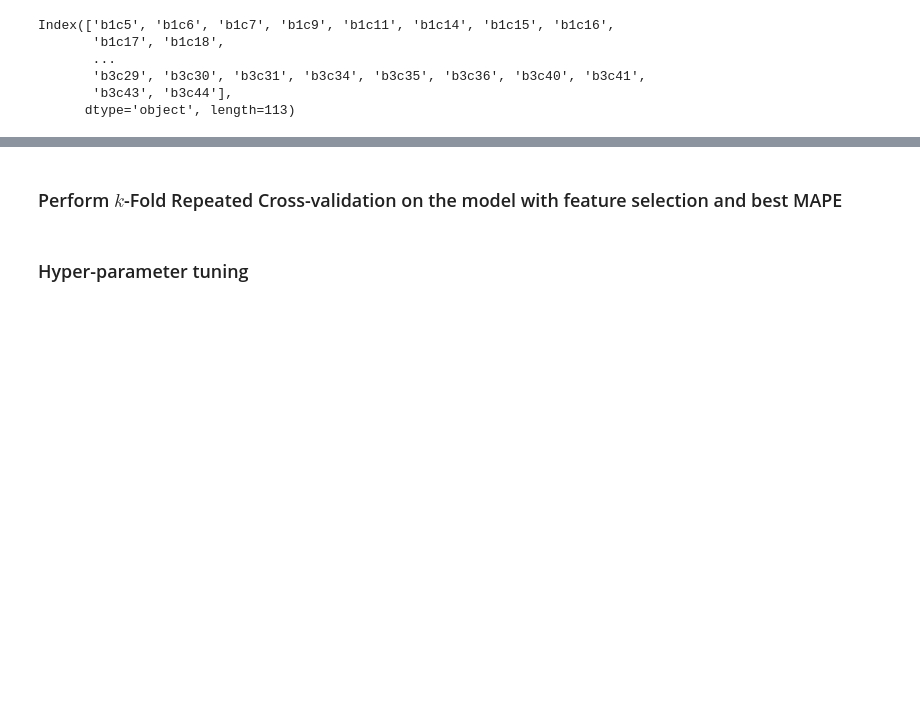
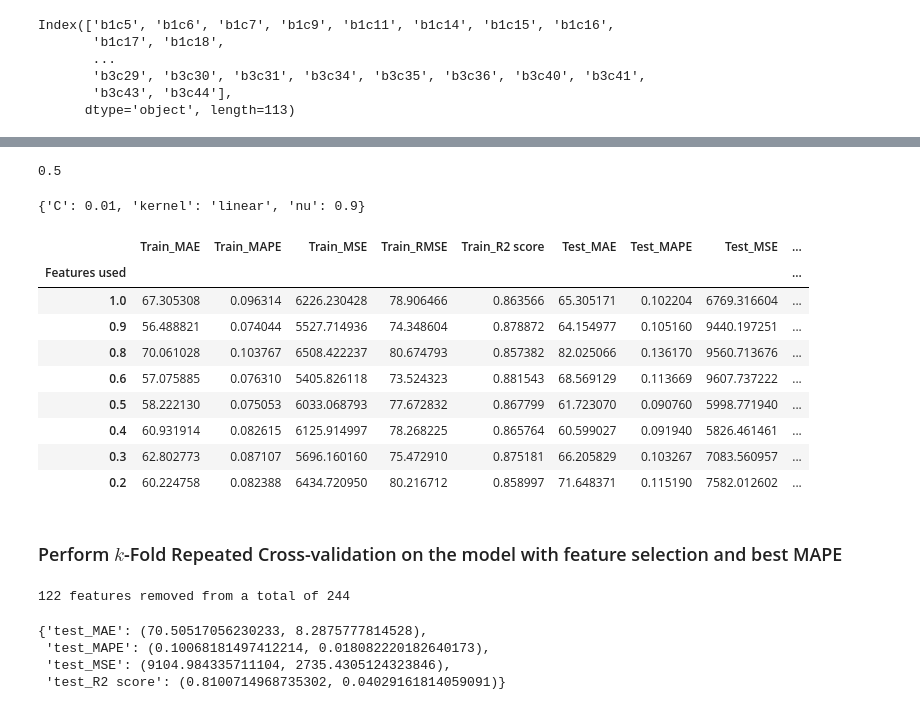
Before and after one commit to Rasheed19/MAC-MIGS-extended-project, a Jupyter notebook: 04_NuSVR_model.ipynb, the cells around one changed output, grey strips where cells are left out. Saved outputs shown, nothing was run; the diff lists cells and outputs as text; code cells hidden in the pictures; blank space fills up the shorter version.

```diff
--- a/04_NuSVR_model.ipynb
+++ b/04_NuSVR_model.ipynb
@@ -157,15 +138,40 @@ k_effect_on_model(scaling=True, fname='nusvr_model_ftselection_scaled_k_')
+# %%
+best_k
+# %% [output]
+0.5
+# %%
+best_param
+# %% [output]
+{'C': 0.01, 'kernel': 'linear', 'nu': 0.9}
+# %%
+metrics
+# %% [output]
+|  | Train_MAE | Train_MAPE | Train_MSE | Train_RMSE | Train_R2 score | Test_MAE | Test_MAPE | Test_MSE | ... |
+| Features used |  |  |  |  |  |  |  |  | ... |
+| 1.0 | 67.305308 | 0.096314 | 6226.230428 | 78.906466 | 0.863566 | 65.305171 | 0.102204 | 6769.316604 | ... |
+| 0.9 | 56.488821 | 0.074044 | 5527.714936 | 74.348604 | 0.878872 | 64.154977 | 0.105160 | 9440.197251 | ... |
+| 0.8 | 70.061028 | 0.103767 | 6508.422237 | 80.674793 | 0.857382 | 82.025066 | 0.136170 | 9560.713676 | ... |
+| 0.6 | 57.075885 | 0.076310 | 5405.826118 | 73.524323 | 0.881543 | 68.569129 | 0.113669 | 9607.737222 | ... |
+| 0.5 | 58.222130 | 0.075053 | 6033.068793 | 77.672832 | 0.867799 | 61.723070 | 0.090760 | 5998.771940 | ... |
+| 0.4 | 60.931914 | 0.082615 | 6125.914997 | 78.268225 | 0.865764 | 60.599027 | 0.091940 | 5826.461461 | ... |
+| 0.3 | 62.802773 | 0.087107 | 5696.160160 | 75.472910 | 0.875181 | 66.205829 | 0.103267 | 7083.560957 | ... |
+| 0.2 | 60.224758 | 0.082388 | 6434.720950 | 80.216712 | 0.858997 | 71.648371 | 0.115190 | 7582.012602 | ... |
 # %% [markdown]
 ### Perform $k$-Fold Repeated Cross-validation on the model with feature selection and best MAPE
 # %%
-model = NuSVR(**params)
+model = NuSVR(**best_param)
 best_model_cross_val_scores = utils_models.repeated_kfold_cross_validation(model=model,
                                                                            df=df,
                                                                            n_splits=3,
                                                                            n_repeats=3,
                                                                            feature_selection=True,
                                                                            scaling=False,
-                                                                           k=0.3)
+                                                                           k=best_k)
 
 best_model_cross_val_scores
+# %% [output]
+122 features removed from a total of 244
+{'test_MAE': (70.50517056230233, 8.2875777814528),
+ 'test_MAPE': (0.10068181497412214, 0.018082220182640173),
+ 'test_MSE': (9104.984335711104, 2735.4305124323846),
+ 'test_R2 score': (0.8100714968735302, 0.04029161814059091)}
-# %% [markdown]
-### Hyper-parameter tuning
```
Also changed, not shown: parts of 21 cells of this notebook.
